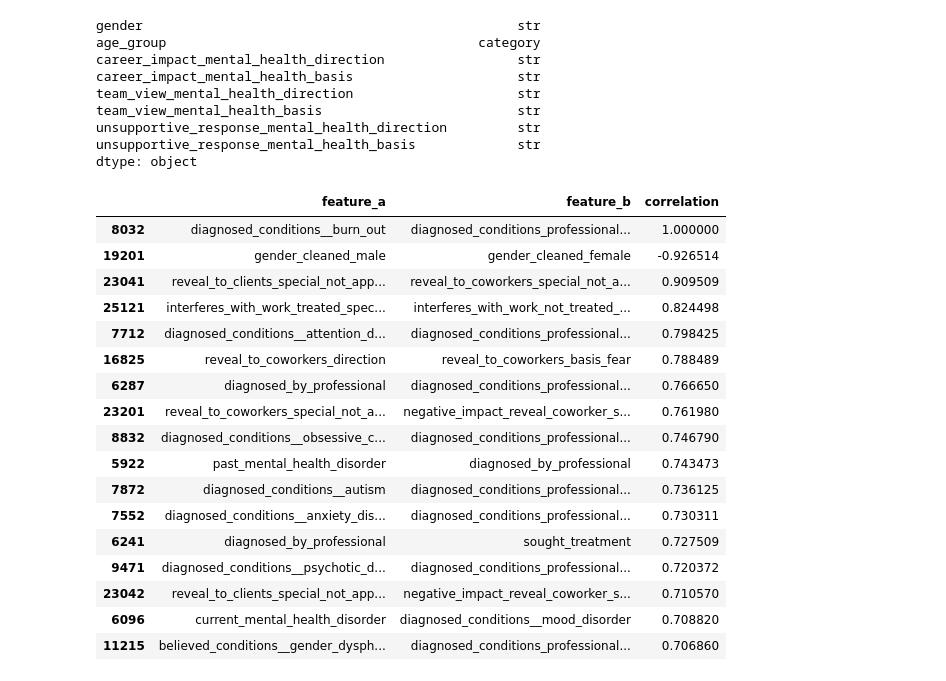
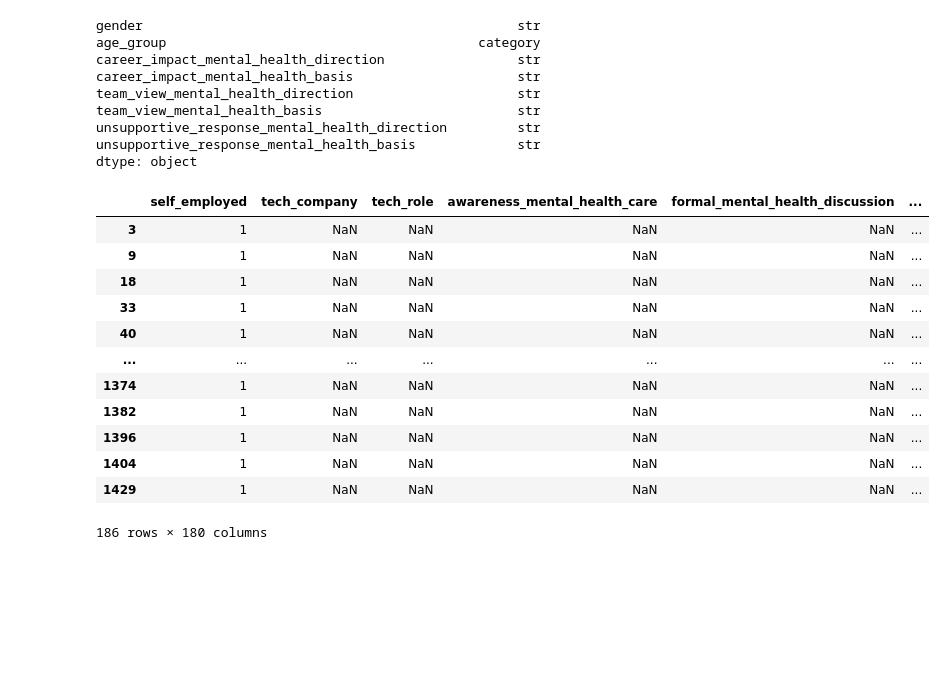
Before and after one commit to NKULTRA/UI_survey_clustering, a Jupyter notebook: notebooks/01_exploration_and_report.ipynb, the cells around one changed output. Saved outputs shown, nothing was run; the diff lists cells and outputs as text; code cells hidden in the pictures; blank space fills up the shorter version.

```diff
--- a/notebooks/01_exploration_and_report.ipynb
+++ b/notebooks/01_exploration_and_report.ipynb
@@ -68,25 +62,21 @@ unsupportive_response_mental_health_direction         str
 unsupportive_response_mental_health_basis             str
 dtype: object
 # %%
-pd.set_option('display.max_rows', None)
+pd.set_option('display.max_columns', None)
+pd.set_option('display.max_rows', 30)
 #corr_matrix
-high_corr_features
+df_processed[df_processed["reveal_to_clients_direction"].notnull()]
 # %% [output]
-|  | feature_a | feature_b | correlation |
-| 8032 | diagnosed_conditions__burn_out | diagnosed_conditions_professional... | 1.000000 |
-| 19201 | gender_cleaned_male | gender_cleaned_female | -0.926514 |
-| 23041 | reveal_to_clients_special_not_app... | reveal_to_coworkers_special_not_a... | 0.909509 |
-| 25121 | interferes_with_work_treated_spec... | interferes_with_work_not_treated_... | 0.824498 |
-| 7712 | diagnosed_conditions__attention_d... | diagnosed_conditions_professional... | 0.798425 |
-| 16825 | reveal_to_coworkers_direction | reveal_to_coworkers_basis_fear | 0.788489 |
-| 6287 | diagnosed_by_professional | diagnosed_conditions_professional... | 0.766650 |
-| 23201 | reveal_to_coworkers_special_not_a... | negative_impact_reveal_coworker_s... | 0.761980 |
-| 8832 | diagnosed_conditions__obsessive_c... | diagnosed_conditions_professional... | 0.746790 |
-| 5922 | past_mental_health_disorder | diagnosed_by_professional | 0.743473 |
-| 7872 | diagnosed_conditions__autism | diagnosed_conditions_professional... | 0.736125 |
-| 7552 | diagnosed_conditions__anxiety_dis... | diagnosed_conditions_professional... | 0.730311 |
-| 6241 | diagnosed_by_professional | sought_treatment | 0.727509 |
-| 9471 | diagnosed_conditions__psychotic_d... | diagnosed_conditions_professional... | 0.720372 |
-| 23042 | reveal_to_clients_special_not_app... | negative_impact_reveal_coworker_s... | 0.710570 |
-| 6096 | current_mental_health_disorder | diagnosed_conditions__mood_disorder | 0.708820 |
-| 11215 | believed_conditions__gender_dysph... | diagnosed_conditions_professional... | 0.706860 |
+|  | self_employed | tech_company | tech_role | awareness_mental_health_care | formal_mental_health_discussion | ... |
+| 3 | 1 | NaN | NaN | NaN | NaN | ... |
+| 9 | 1 | NaN | NaN | NaN | NaN | ... |
+| 18 | 1 | NaN | NaN | NaN | NaN | ... |
+| 33 | 1 | NaN | NaN | NaN | NaN | ... |
+| 40 | 1 | NaN | NaN | NaN | NaN | ... |
+| ... | ... | ... | ... | ... | ... | ... |
+| 1374 | 1 | NaN | NaN | NaN | NaN | ... |
+| 1382 | 1 | NaN | NaN | NaN | NaN | ... |
+| 1396 | 1 | NaN | NaN | NaN | NaN | ... |
+| 1404 | 1 | NaN | NaN | NaN | NaN | ... |
+| 1429 | 1 | NaN | NaN | NaN | NaN | ... |
+186 rows × 180 columns
```
Also changed, not shown: parts of 2 cells of this notebook, 2 other files.
